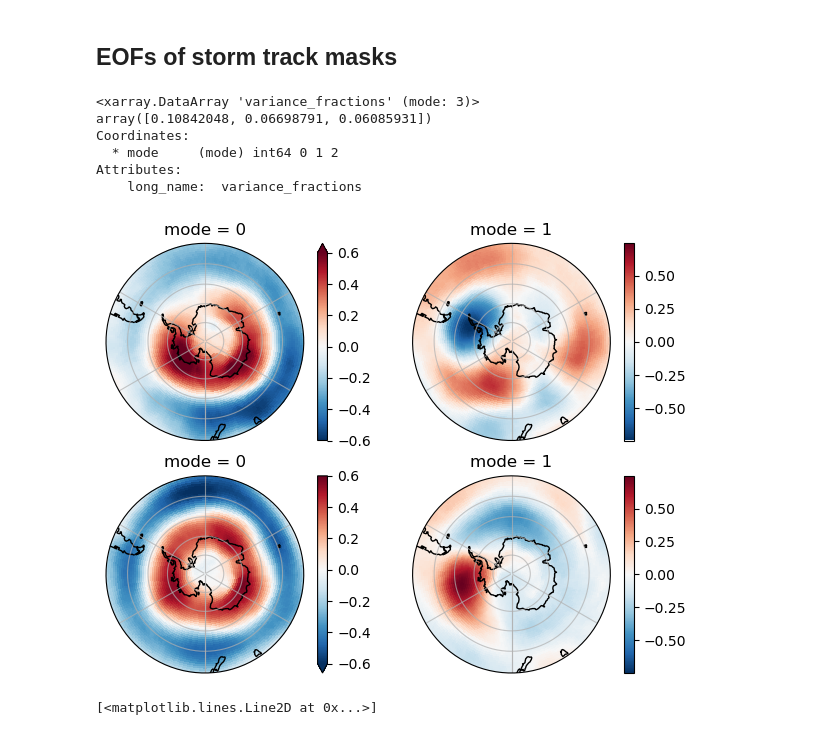
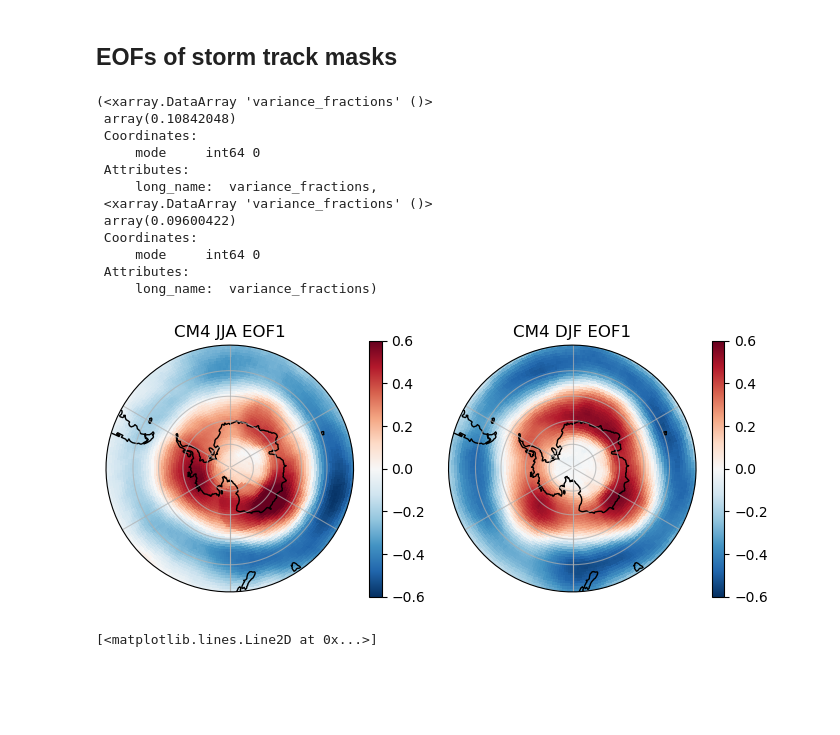
Before and after one commit to keturner8/stormtrack_variability, a Jupyter notebook: notebooks/storm_center_variability_CM4_CMIP.ipynb, the cells around one changed output. Drawn from its saved outputs; the diff is of its cells as text; code cells hidden in the pictures; blank space fills up the shorter version.

Commit message:
Add SAM comparison code and figures

```diff
--- a/notebooks/storm_center_variability_CM4_CMIP.ipynb
+++ b/notebooks/storm_center_variability_CM4_CMIP.ipynb
@@ -659,68 +661,80 @@ pc_djf = solver_djf.pcs(npcs=3, pcscaling=1)
 var_jja = solver_jja.varianceFraction()
 var_djf = solver_djf.varianceFraction()
 # %%
-var_djf[:3]
+var_djf[0], var_jja[0]
 # %% [output]
-<xarray.DataArray 'variance_fractions' (mode: 3)>
-array([0.10842048, 0.06698791, 0.06085931])
-Coordinates:
-  * mode     (mode) int64 0 1 2
-Attributes:
-    long_name:  variance_fractions
+(<xarray.DataArray 'variance_fractions' ()>
+ array(0.10842048)
+ Coordinates:
+     mode     int64 0
+ Attributes:
+     long_name:  variance_fractions,
+ <xarray.DataArray 'variance_fractions' ()>
+ array(0.09600422)
+ Coordinates:
+     mode     int64 0
+ Attributes:
+     long_name:  variance_fractions)
 # %%
 fig, axs = plt.subplots(
-    nrows=2,
+    nrows=1,
     ncols=2,
     dpi=100,
+    figsize=(7,3),
     subplot_kw={"projection": ccrs.SouthPolarStereo()},
 )
 axs = axs.flatten()
 
-eof_jja[0, :, :].plot(
+(-1*eof_jja[0, :, :]).plot(
     ax=axs[0],
     transform=ccrs.PlateCarree(),
     vmin=-0.6,
     vmax=0.6,
+    extend='neither',
     cmap=plt.get_cmap("RdBu_r"),
     cbar_kwargs={"label": ""},
 )
 
-eof_jja[1, :, :].plot(
-    ax=axs[1],
-    transform=ccrs.PlateCarree(),
+axs[0].set_title('CM4 JJA EOF1')
+
+#eof_jja[1, :, :].plot(
+#    ax=axs[1],
+#    transform=ccrs.PlateCarree(),
     # vmin=-0.2,
     # vmax=0.2,
     # cmap=plt.get_cmap("RdBu_r"),
-    cbar_kwargs={"label": ""},
-)
+#    cbar_kwargs={"label": ""},
+#)
 
 eof_djf[0, :, :].plot(
-    ax=axs[2],
+    ax=axs[1],
     transform=ccrs.PlateCarree(),
     vmin=-0.6,
     vmax=0.6,
+    extend='neither',
     cmap=plt.get_cmap("RdBu_r"),
     cbar_kwargs={"label": ""},
 )
 
-eof_djf[1, :, :].plot(
-    ax=axs[3],
-    transform=ccrs.PlateCarree(),
+axs[1].set_title('CM4 DJF EOF1')
+#eof_djf[1, :, :].plot(
+#    ax=axs[3],
+#    transform=ccrs.PlateCarree(),
     # vmin=-0.2,
     # vmax=0.2,
     # cmap=plt.get_cmap("RdBu_r"),
-    cbar_kwargs={"label": ""},
-)
+#    cbar_kwargs={"label": ""},
+#)
 
-for i in range(4):
+for i in range(2):
     axs[i].set_extent([-180, 180, -90, -40], ccrs.PlateCarree())
     axs[i].gridlines(alpha=0.7)
     axs[i].set_boundary(circle, transform=axs[i].transAxes)
     axs[i].coastlines()
 
 plt.tight_layout()
 # %% [output]
-[figure, old version]
+[figure, new version]
 # %%
 pc_djf[:100, 0].plot()
 # pc_djf[:100,1].plot()
```
Also changed, not shown: parts of 1 cell of this notebook, 10 other files.
